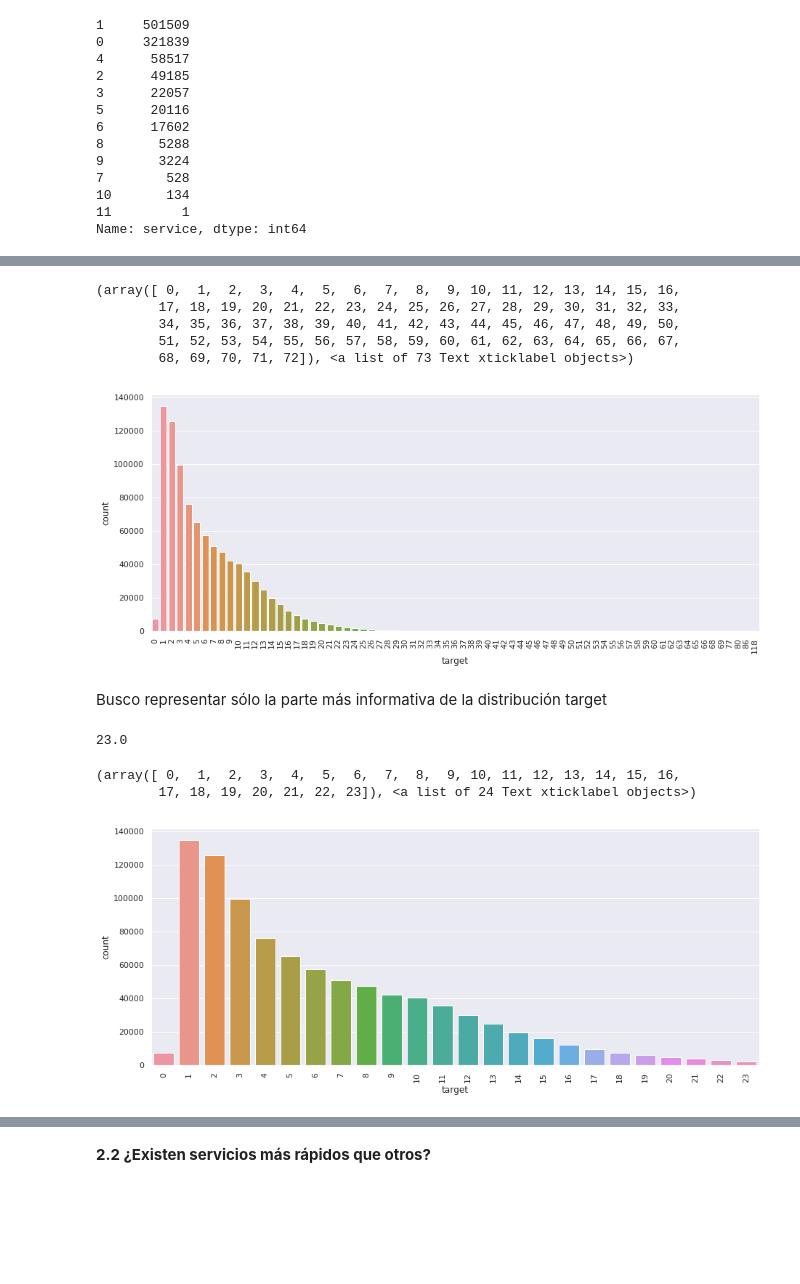
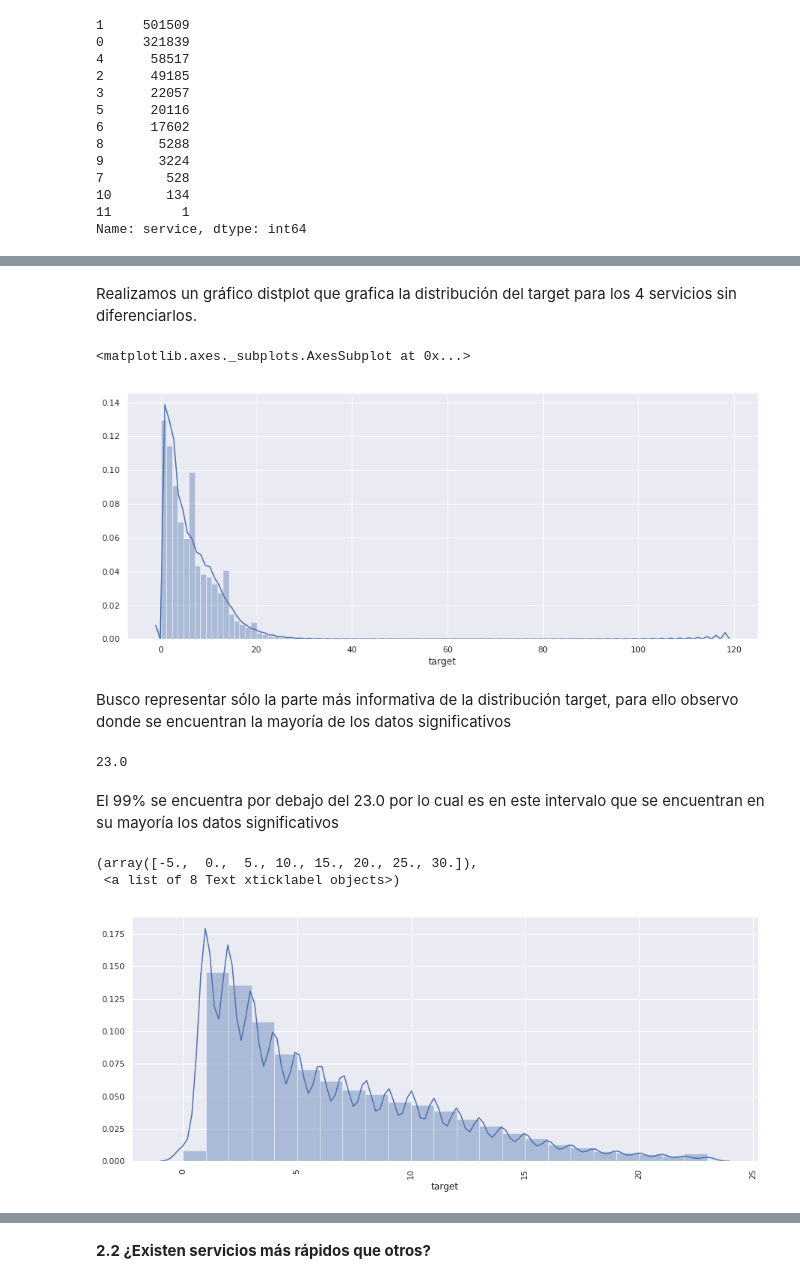
Before and after one commit to manquius/series_temporales, a Jupyter notebook: Practico1.ipynb, the cells around one changed output, grey strips where cells are left out. Cells and saved outputs as stored; diff of their text form; code cells hidden in the pictures; blank space fills up the shorter version.

```diff
--- a/Practico1.ipynb
+++ b/Practico1.ipynb
@@ -670,25 +659,24 @@ df_serv
+# %% [markdown]
+Realizamos un gráfico distplot que grafica la distribución del target para los 4 servicios sin diferenciarlos.
 # %%
 plt.figure(figsize=(15,6))
-sb.countplot(df_serv['target'])
-plt.xticks(rotation=90)
+sb.distplot(df_serv['target'], bins= 100)
 # %% [output]
-(array([ 0,  1,  2,  3,  4,  5,  6,  7,  8,  9, 10, 11, 12, 13, 14, 15, 16,
-        17, 18, 19, 20, 21, 22, 23, 24, 25, 26, 27, 28, 29, 30, 31, 32, 33,
-        34, 35, 36, 37, 38, 39, 40, 41, 42, 43, 44, 45, 46, 47, 48, 49, 50,
-        51, 52, 53, 54, 55, 56, 57, 58, 59, 60, 61, 62, 63, 64, 65, 66, 67,
-        68, 69, 70, 71, 72]), <a list of 73 Text xticklabel objects>)
+<matplotlib.axes._subplots.AxesSubplot at 0x...>
-[figure, old version]
+[figure, new version]
 # %% [markdown]
-Busco representar sólo la parte más informativa de la distribución target
+Busco representar sólo la parte más informativa de la distribución target, para ello observo donde se encuentran la mayoría de los datos significativos
 # %%
 df_serv['target'].quantile(0.99)
 # %% [output]
 23.0
+# %% [markdown]
+El 99% se encuentra por debajo del 23.0 por lo cual es en este intervalo que se encuentran en su mayoría los datos significativos
 # %%
 plt.figure(figsize=(15,6))
-sb.countplot(df_serv[df_serv['target']<24]['target'])
+sb.distplot(df_serv[df_serv['target']<24]['target'], bins=23)
 plt.xticks(rotation=90)
 # %% [output]
-(array([ 0,  1,  2,  3,  4,  5,  6,  7,  8,  9, 10, 11, 12, 13, 14, 15, 16,
-        17, 18, 19, 20, 21, 22, 23]), <a list of 24 Text xticklabel objects>)
+(array([-5.,  0.,  5., 10., 15., 20., 25., 30.]),
+ <a list of 8 Text xticklabel objects>)
-[figure, old version]
+[figure, new version]
```
Also changed, not shown: parts of 20 cells of this notebook.
